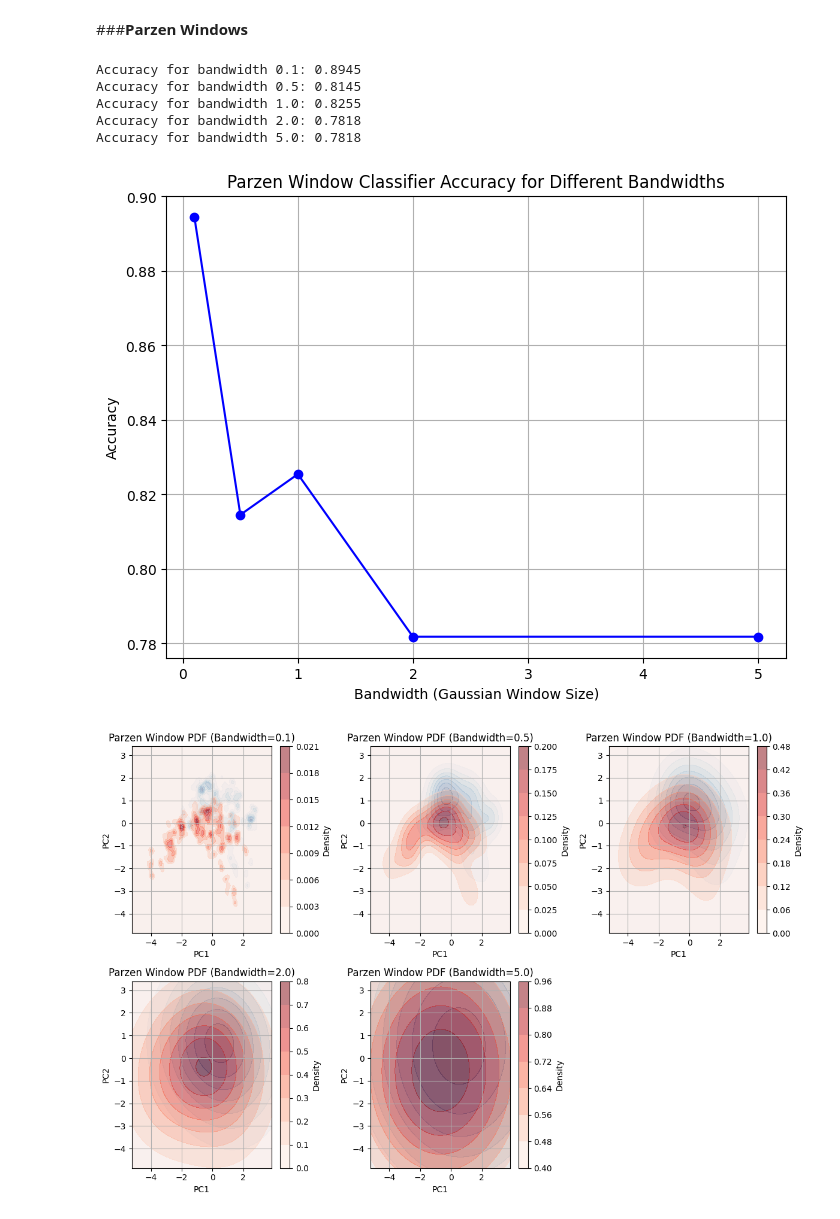
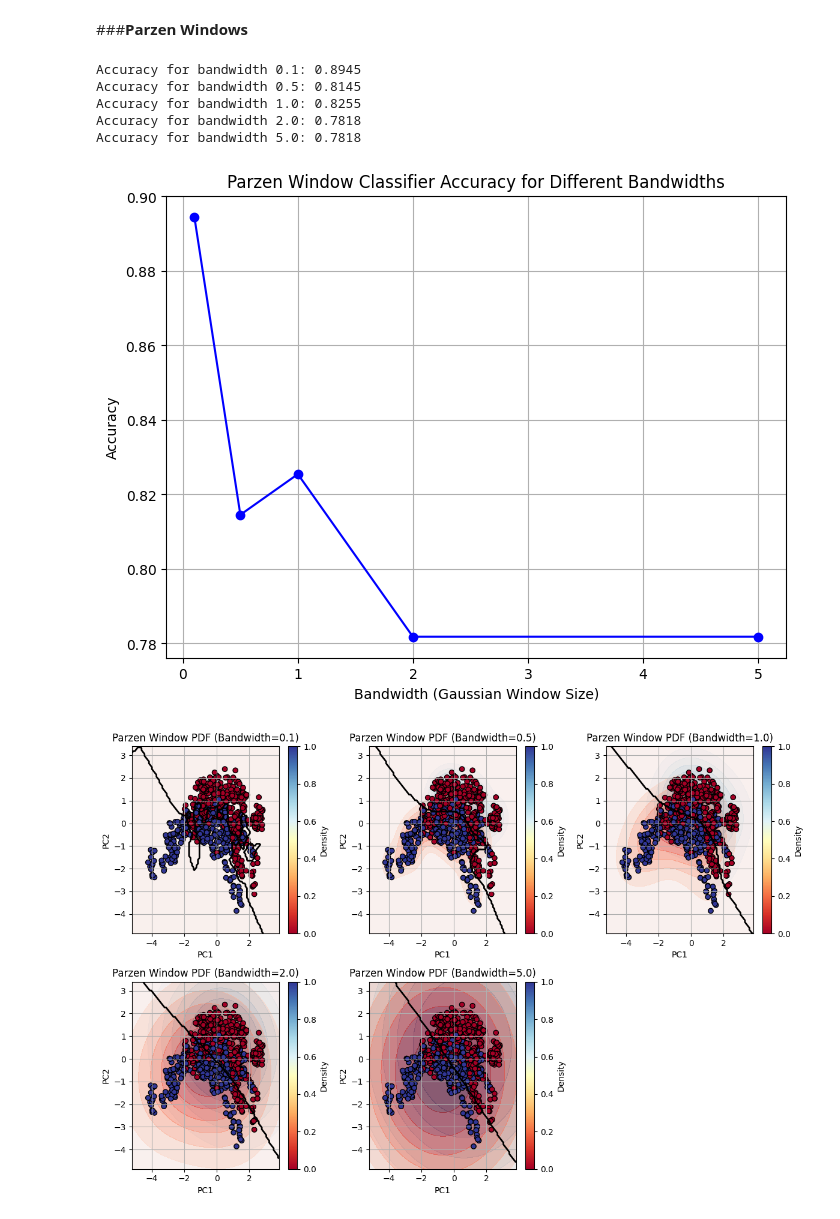
Before and after one commit to miltiadiss/CEID_NE5237-Decision-Theory, a Jupyter notebook: Project 2/Counterfeiting_of_banknotes.ipynb, the cells around one changed output. Cells and saved outputs as stored; diff of their text form; code cells hidden in the pictures.

```diff
--- a/Project 2/Counterfeiting_of_banknotes.ipynb
+++ b/Project 2/Counterfeiting_of_banknotes.ipynb
@@ -150,31 +150,40 @@ plt.show()
 # Plot the PDFs for different bandwidths
 plt.figure(figsize=(12, 8))
 
 for bandwidth in bandwidths:
     # Compute the Parzen window PDF for the grid of points
     pdfs = parzen_window_pdf(X_train, y_train, pd.DataFrame(grid_points, columns=['PC1', 'PC2']), bandwidth)
 
     # Reshape the PDF values to match the grid shape
     Z_class_0 = np.array(pdfs[0]).reshape(xx.shape)
     Z_class_1 = np.array(pdfs[1]).reshape(xx.shape)
 
     # Plot the PDFs for each class
     plt.subplot(2, 3, bandwidths.index(bandwidth) + 1)
     plt.contourf(xx, yy, Z_class_0, alpha=0.5, cmap='Blues')
     plt.contourf(xx, yy, Z_class_1, alpha=0.5, cmap='Reds')
+
+    # Plot the decision boundaries
+    decision_boundaries = parzen_window(X_train, y_train, pd.DataFrame(grid_points, columns=['PC1', 'PC2']), bandwidth)
+    decision_boundaries = decision_boundaries.reshape(xx.shape)
+    plt.contour(xx, yy, decision_boundaries, levels=[0.5], linewidths=2, colors='black')
+
+    # Plot the training data points
+    plt.scatter(X_train['PC1'], X_train['PC2'], c=y_train, cmap=plt.cm.RdYlBu, edgecolors='k', marker='o')
+
     plt.title(f'Parzen Window PDF (Bandwidth={bandwidth})')
     plt.xlabel('PC1')
     plt.ylabel('PC2')
     plt.colorbar(label='Density')
     plt.grid(True)
 
 plt.tight_layout()
 plt.show()
 # %% [output]
 Accuracy for bandwidth 0.1: 0.8945
 Accuracy for bandwidth 0.5: 0.8145
 Accuracy for bandwidth 1.0: 0.8255
 Accuracy for bandwidth 2.0: 0.7818
 Accuracy for bandwidth 5.0: 0.7818
 [figure]
-[figure, old version]
+[figure, new version]
```
